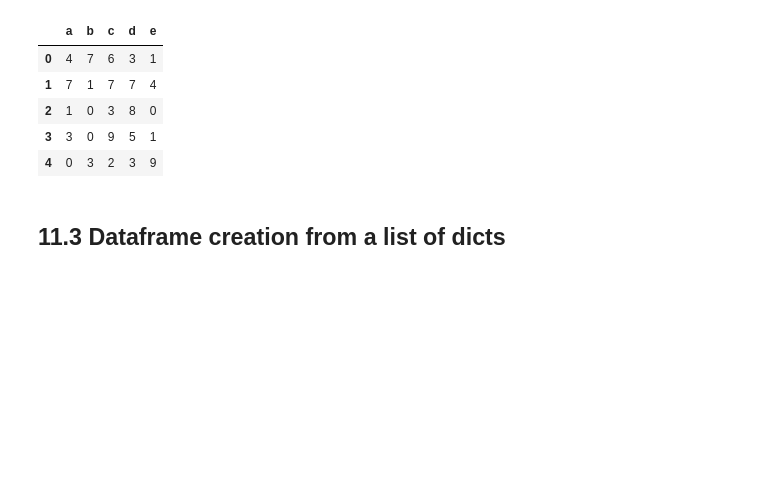
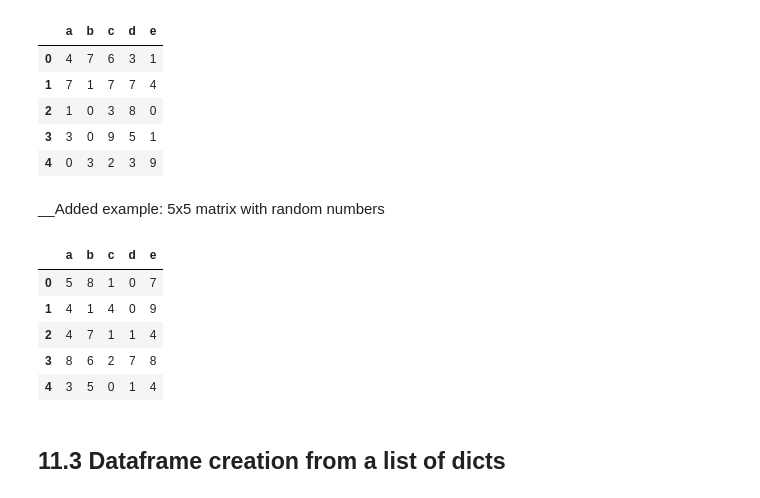
Before and after one commit to sleepsim/Week1-Introduction_to_Python, a Jupyter notebook: Introduction_to_Python.ipynb, the cells around one changed output. Drawn from its saved outputs; the diff is of its cells as text; code cells hidden in the pictures; blank space fills up the shorter version.

```diff
--- a/Introduction_to_Python.ipynb
+++ b/Introduction_to_Python.ipynb
@@ -1333,6 +1534,18 @@ df2
 | 2 | 1 | 0 | 3 | 8 | 0 |
 | 3 | 3 | 0 | 9 | 5 | 1 |
 | 4 | 0 | 3 | 2 | 3 | 9 |
+# %% [markdown]
+__Added example: 5x5 matrix with random numbers
+# %%
+df2 = pd.DataFrame(np.random.randint(low=0, high=10, size=(5, 5)), columns=['a', 'b', 'c', 'd', 'e'])
+df2
+# %% [output]
+|  | a | b | c | d | e |
+| 0 | 5 | 8 | 1 | 0 | 7 |
+| 1 | 4 | 1 | 4 | 0 | 9 |
+| 2 | 4 | 7 | 1 | 1 | 4 |
+| 3 | 8 | 6 | 2 | 7 | 8 |
+| 4 | 3 | 5 | 0 | 1 | 4 |
 # %% [markdown]
 ## 11.3 Dataframe creation from a list of dicts
 # %%
```
Also changed, not shown: parts of 72 cells of this notebook, 1 other file.
